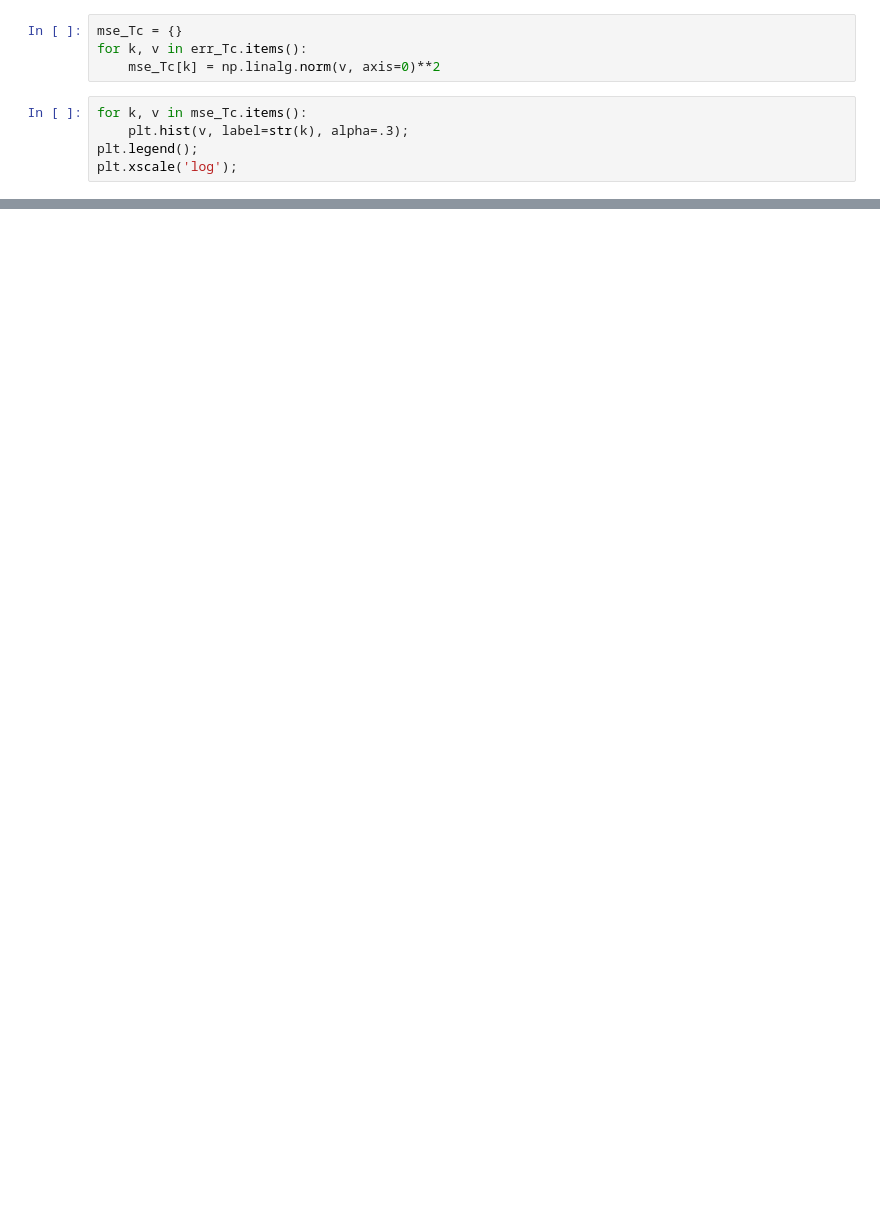
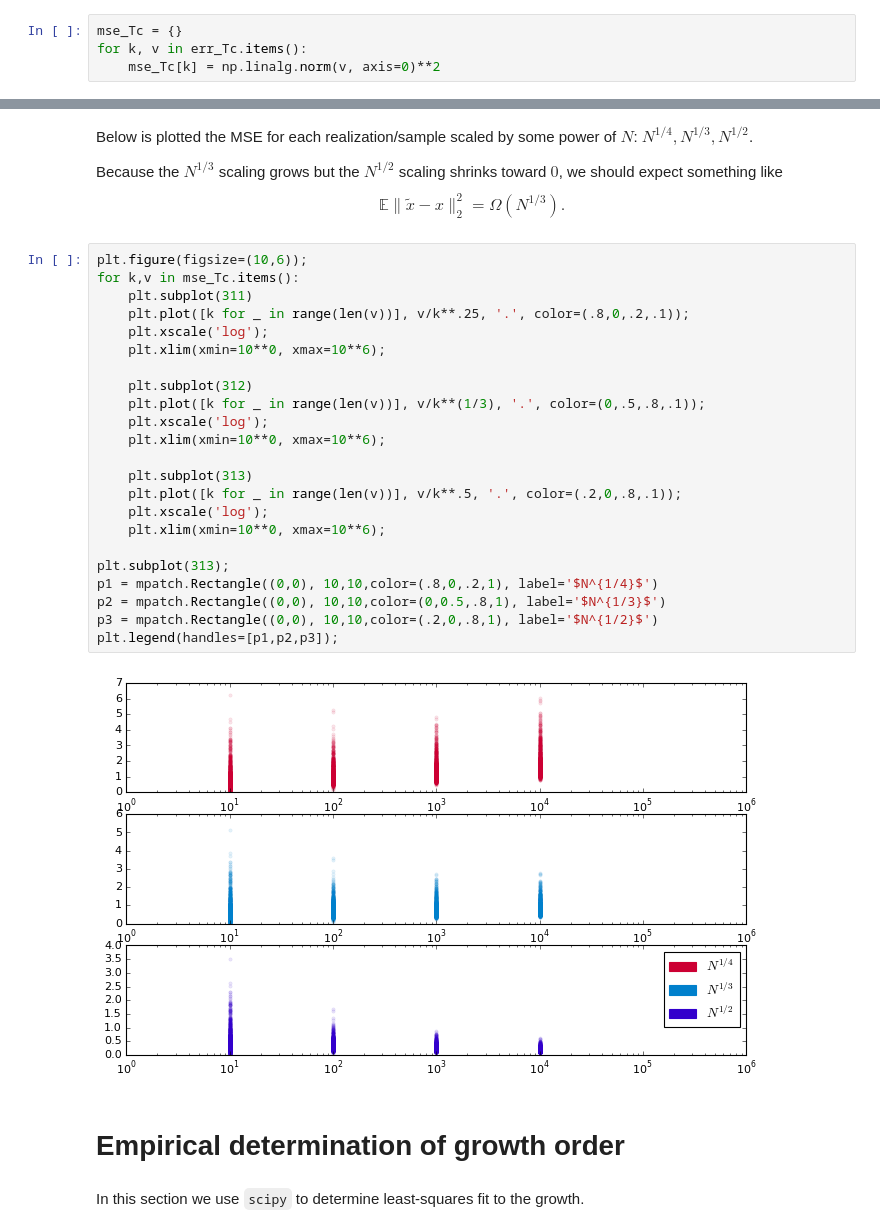
Before and after one commit to asberk/empirical-lasso-mse, a Jupyter notebook: python/Order statistics and BPPD Statistics.ipynb, the cells around one changed output, grey strips where cells are left out. Saved outputs shown, nothing was run; the diff lists cells and outputs as text; blank space fills up the shorter version.

Commit message:
updating order statistics stuff

```diff
--- a/python/Order statistics and BPPD Statistics.ipynb
+++ b/python/Order statistics and BPPD Statistics.ipynb
@@ -54,8 +76,3 @@ for (kz, vz), (kq, vq) in zip(Z.items(), Q.items()):
 mse_Tc = {}
 for k, v in err_Tc.items():
     mse_Tc[k] = np.linalg.norm(v, axis=0)**2
-# %%
-for k, v in mse_Tc.items():
-    plt.hist(v, label=str(k), alpha=.3);
-plt.legend();
-plt.xscale('log');
@@ -89,0 +113,34 @@ plt.legend(handles=[p1,p2,p3])
+# %% [markdown]
+Below is plotted the MSE for each realization/sample scaled by some power of $N$: $N^{1/4}, N^{1/3}, N^{1/2}$.
+
+Because the $N^{1/3}$ scaling grows but  the $N^{1/2}$ scaling shrinks toward $0$, we should expect something like
+$$\mathbb{E} \|\tilde x - x\|_2^2 = \Omega(N^{1/3}).$$
+# %%
+plt.figure(figsize=(10,6));
+for k,v in mse_Tc.items():
+    plt.subplot(311)
+    plt.plot([k for _ in range(len(v))], v/k**.25, '.', color=(.8,0,.2,.1));
+    plt.xscale('log');
+    plt.xlim(xmin=10**0, xmax=10**6);
+
+    plt.subplot(312)
+    plt.plot([k for _ in range(len(v))], v/k**(1/3), '.', color=(0,.5,.8,.1));
+    plt.xscale('log');
+    plt.xlim(xmin=10**0, xmax=10**6);
+
+    plt.subplot(313)
+    plt.plot([k for _ in range(len(v))], v/k**.5, '.', color=(.2,0,.8,.1));
+    plt.xscale('log');
+    plt.xlim(xmin=10**0, xmax=10**6);
+
+plt.subplot(313);
+p1 = mpatch.Rectangle((0,0), 10,10,color=(.8,0,.2,1), label='$N^{1/4}$')
+p2 = mpatch.Rectangle((0,0), 10,10,color=(0,0.5,.8,1), label='$N^{1/3}$')
+p3 = mpatch.Rectangle((0,0), 10,10,color=(.2,0,.8,1), label='$N^{1/2}$')
+plt.legend(handles=[p1,p2,p3]);
+# %% [output]
+[figure, added]
+# %% [markdown]
+# Empirical determination of growth order
+# %% [markdown]
+In this section we use `scipy` to determine least-squares fit to the growth.
```
Also changed, not shown: parts of 95 cells of this notebook, 4 other files.
